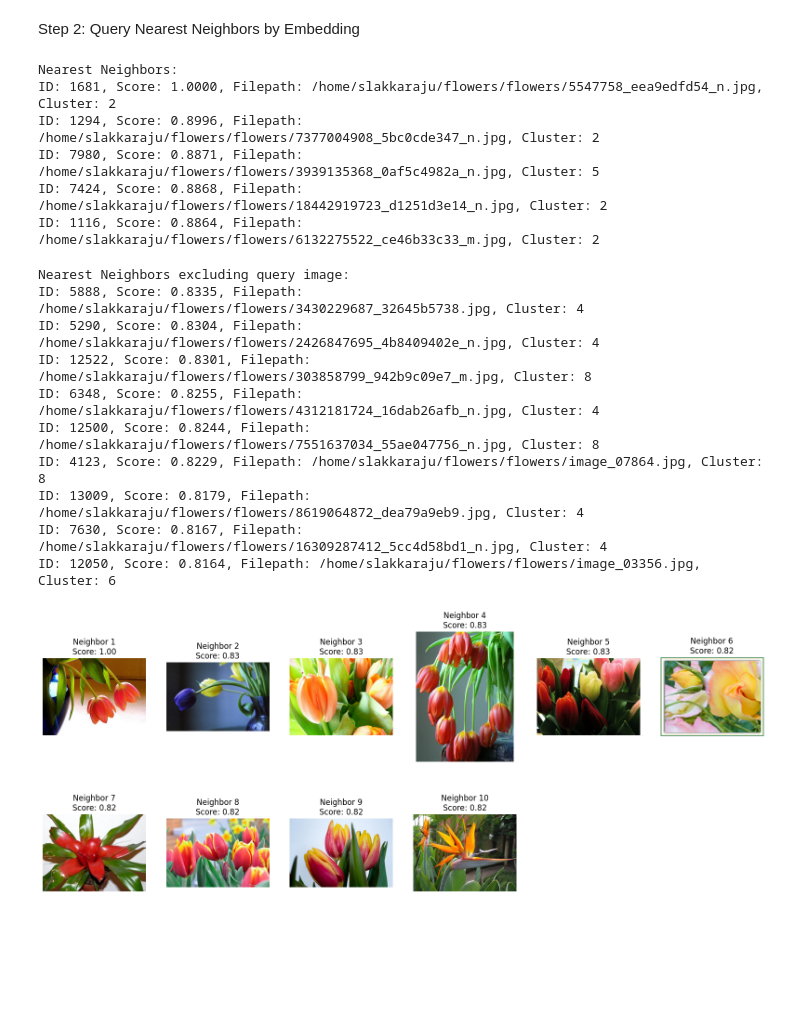
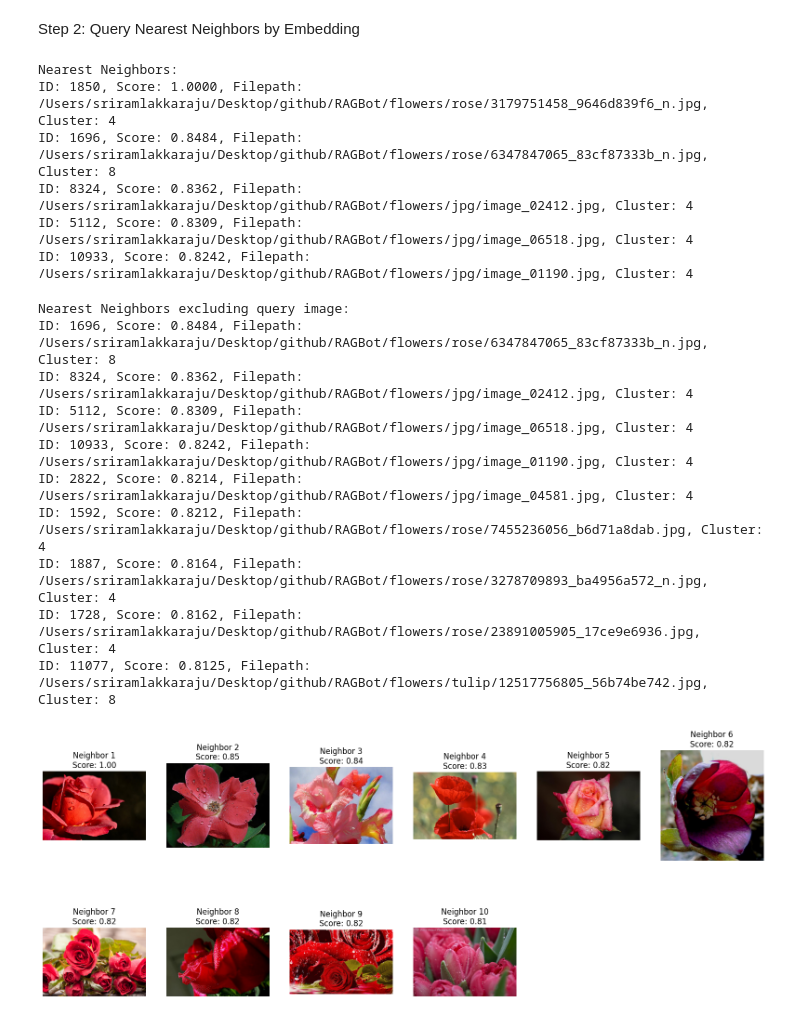
Before and after one commit to srlakkar/RAGBot, a Jupyter notebook: notebooks/flowers_nearest_neighbors.ipynb, the cells around one changed output. Cells and saved outputs as stored; diff of their text form; code cells hidden in the pictures; blank space fills up the shorter version.

```diff
--- a/notebooks/flowers_nearest_neighbors.ipynb
+++ b/notebooks/flowers_nearest_neighbors.ipynb
@@ -32,22 +68,25 @@ model.to(device)
 # %%
 # Path to your images folder
-image_folder = "/home/slakkaraju/flowers/flowers"
+image_folder = "/Users/sriramlakkaraju/Desktop/github/RAGBot/flowers"
 # %%
-# Store embeddings and image paths
 embeddings = []
 image_paths = []
 
 with torch.no_grad():
-    for img_file in os.listdir(image_folder):
-        img_path = os.path.join(image_folder, img_file)
-        try:
-            image = Image.open(img_path).convert('RGB')
-            input_tensor = preprocess(image).unsqueeze(0).to(device)  # Add batch dim
-            embedding = model(input_tensor)
-            embedding = embedding.squeeze().cpu().numpy()  # Flatten to 1D vector
-            embeddings.append(embedding)
-            image_paths.append(img_path)
-        except Exception as e:
-            print(f"Error processing {img_path}: {e}")
+    for root, dirs, files in os.walk(image_folder):   # walks subdirectories too
+        for img_file in files:
+            if img_file.lower().endswith((".jpg", ".jpeg", ".png")):
+                img_path = os.path.join(root, img_file)
+                try:
+                    image = Image.open(img_path).convert('RGB')
+                    input_tensor = preprocess(image).unsqueeze(0).to(device)  # add batch dim
+                    embedding = model(input_tensor)
+                    embedding = embedding.squeeze().cpu().numpy()  # flatten to 1D vector
+                    embeddings.append(embedding)
+                    image_paths.append(img_path)
+                except Exception as e:
+                    print(f"❌ Error processing {img_path}: {e}")
 
 embeddings = np.array(embeddings)
+
+print(f"✅ Processed {len(image_paths)} images into embeddings with shape {embeddings.shape}")
@@ -192,7 +235,7 @@ from qdrant_client import QdrantClient
 client = QdrantClient(host='localhost', port=6333)
 collection_name = 'flower_images'
 
-query_image_path = '/home/slakkaraju/flowers/flowers/5547758_eea9edfd54_n.jpg'
+query_image_path = '/Users/sriramlakkaraju/Desktop/github/RAGBot/flowers/rose/3179751458_9646d839f6_n.jpg'
 query_embedding = get_embedding(query_image_path).tolist()
 
 # Retrieve top 5 nearest neighbors
@@ -207,14 +250,14 @@ for point in search_result:
     print(f"ID: {point.id}, Score: {point.score:.4f}, Filepath: {point.payload['filepath']}, Cluster: {point.payload['cluster']}")
 # %% [output]
 Nearest Neighbors:
-ID: 1681, Score: 1.0000, Filepath: /home/slakkaraju/flowers/flowers/5547758_eea9edfd54_n.jpg, Cluster: 2
-ID: 1294, Score: 0.8996, Filepath: /home/slakkaraju/flowers/flowers/7377004908_5bc0cde347_n.jpg, Cluster: 2
-ID: 7980, Score: 0.8871, Filepath: /home/slakkaraju/flowers/flowers/3939135368_0af5c4982a_n.jpg, Cluster: 5
-ID: 7424, Score: 0.8868, Filepath: /home/slakkaraju/flowers/flowers/18442919723_d1251d3e14_n.jpg, Cluster: 2
-ID: 1116, Score: 0.8864, Filepath: /home/slakkaraju/flowers/flowers/6132275522_ce46b33c33_m.jpg, Cluster: 2
+ID: 1850, Score: 1.0000, Filepath: /Users/sriramlakkaraju/Desktop/github/RAGBot/flowers/rose/3179751458_9646d839f6_n.jpg, Cluster: 4
+ID: 1696, Score: 0.8484, Filepath: /Users/sriramlakkaraju/Desktop/github/RAGBot/flowers/rose/6347847065_83cf87333b_n.jpg, Cluster: 8
+ID: 8324, Score: 0.8362, Filepath: /Users/sriramlakkaraju/Desktop/github/RAGBot/flowers/jpg/image_02412.jpg, Cluster: 4
+ID: 5112, Score: 0.8309, Filepath: /Users/sriramlakkaraju/Desktop/github/RAGBot/flowers/jpg/image_06518.jpg, Cluster: 4
+ID: 10933, Score: 0.8242, Filepath: /Users/sriramlakkaraju/Desktop/github/RAGBot/flowers/jpg/image_01190.jpg, Cluster: 4
 # %%
 #Querying 10 nearest neighbors along with the actual images.
-query_image_path = '/home/slakkaraju/flowers/flowers/116343334_9cb4acdc57_n.jpg'
+query_image_path = '/Users/sriramlakkaraju/Desktop/github/RAGBot/flowers/rose/3179751458_9646d839f6_n.jpg'
 query_embedding = get_embedding(query_image_path).tolist()
 
 # Retrieve top 10 neighbors to be safe
@@ -228,41 +271,41 @@ search_result = client.search(
 filtered_results = [point for point in search_result if point.payload['filepath'] != query_image_path]
 
 # Select top 5 excluding the query image
 top_neighbors = filtered_results[:10]
 
 print("Nearest Neighbors excluding query image:")
 for point in top_neighbors:
     print(f"ID: {point.id}, Score: {point.score:.4f}, Filepath: {point.payload['filepath']}, Cluster: {point.payload['cluster']}")
 
 plt.figure(figsize=(20, 8))
 
 # Show query image first
 query_img = Image.open(query_image_path)
 plt.subplot(2, 6, 1)
 plt.imshow(query_img)
 plt.title("Query Image")
 plt.axis('off')
 
 # Show nearest neighbor images
 for i, point in enumerate(search_result):
     neighbor_img_path = point.payload['filepath']
     neighbor_img = Image.open(neighbor_img_path)
     plt.subplot(2, 6, i + 1)
     plt.imshow(neighbor_img)
     plt.title(f"Neighbor {i + 1}\nScore: {point.score:.2f}")
     plt.axis('off')
 
 plt.show()
 # %% [output]
 Nearest Neighbors excluding query image:
-ID: 5888, Score: 0.8335, Filepath: /home/slakkaraju/flowers/flowers/3430229687_32645b5738.jpg, Cluster: 4
-ID: 5290, Score: 0.8304, Filepath: /home/slakkaraju/flowers/flowers/2426847695_4b8409402e_n.jpg, Cluster: 4
-ID: 12522, Score: 0.8301, Filepath: /home/slakkaraju/flowers/flowers/303858799_942b9c09e7_m.jpg, Cluster: 8
-ID: 6348, Score: 0.8255, Filepath: /home/slakkaraju/flowers/flowers/4312181724_16dab26afb_n.jpg, Cluster: 4
-ID: 12500, Score: 0.8244, Filepath: /home/slakkaraju/flowers/flowers/7551637034_55ae047756_n.jpg, Cluster: 8
-ID: 4123, Score: 0.8229, Filepath: /home/slakkaraju/flowers/flowers/image_07864.jpg, Cluster: 8
-ID: 13009, Score: 0.8179, Filepath: /home/slakkaraju/flowers/flowers/8619064872_dea79a9eb9.jpg, Cluster: 4
-ID: 7630, Score: 0.8167, Filepath: /home/slakkaraju/flowers/flowers/16309287412_5cc4d58bd1_n.jpg, Cluster: 4
-ID: 12050, Score: 0.8164, Filepath: /home/slakkaraju/flowers/flowers/image_03356.jpg, Cluster: 6
+ID: 1696, Score: 0.8484, Filepath: /Users/sriramlakkaraju/Desktop/github/RAGBot/flowers/rose/6347847065_83cf87333b_n.jpg, Cluster: 8
+ID: 8324, Score: 0.8362, Filepath: /Users/sriramlakkaraju/Desktop/github/RAGBot/flowers/jpg/image_02412.jpg, Cluster: 4
+ID: 5112, Score: 0.8309, Filepath: /Users/sriramlakkaraju/Desktop/github/RAGBot/flowers/jpg/image_06518.jpg, Cluster: 4
+ID: 10933, Score: 0.8242, Filepath: /Users/sriramlakkaraju/Desktop/github/RAGBot/flowers/jpg/image_01190.jpg, Cluster: 4
+ID: 2822, Score: 0.8214, Filepath: /Users/sriramlakkaraju/Desktop/github/RAGBot/flowers/jpg/image_04581.jpg, Cluster: 4
+ID: 1592, Score: 0.8212, Filepath: /Users/sriramlakkaraju/Desktop/github/RAGBot/flowers/rose/7455236056_b6d71a8dab.jpg, Cluster: 4
+ID: 1887, Score: 0.8164, Filepath: /Users/sriramlakkaraju/Desktop/github/RAGBot/flowers/rose/3278709893_ba4956a572_n.jpg, Cluster: 4
+ID: 1728, Score: 0.8162, Filepath: /Users/sriramlakkaraju/Desktop/github/RAGBot/flowers/rose/23891005905_17ce9e6936.jpg, Cluster: 4
+ID: 11077, Score: 0.8125, Filepath: /Users/sriramlakkaraju/Desktop/github/RAGBot/flowers/tulip/12517756805_56b74be742.jpg, Cluster: 8
-[figure, old version]
+[figure, new version]
 # %%
```
Also changed, not shown: parts of 11 cells of this notebook, 6 other files.
